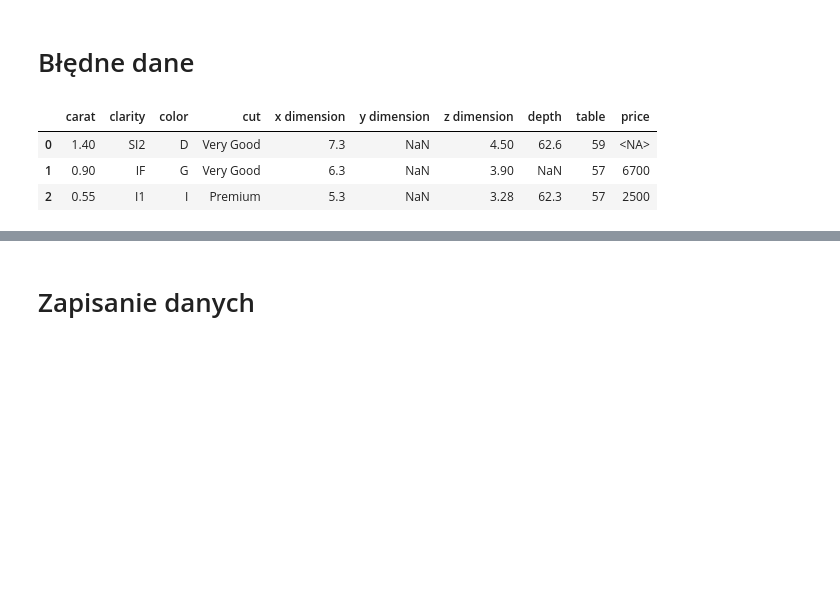
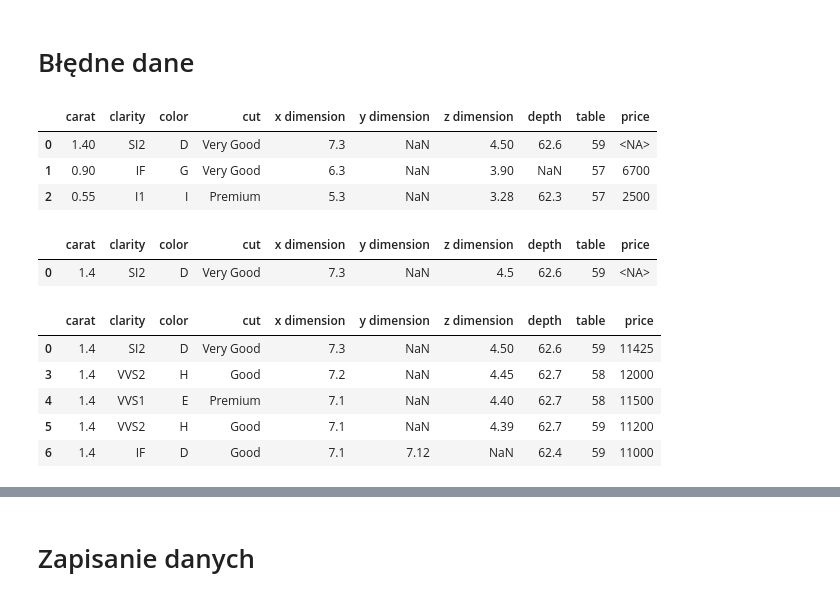
Before and after one commit to GWawrzeniecki/PAD, a Jupyter notebook: Projekt/data_prepare.ipynb, the cells around one changed output, grey strips where cells are left out. Drawn from its saved outputs; the diff is of its cells as text; code cells hidden in the pictures; blank space fills up the shorter version.

```diff
--- a/Projekt/data_prepare.ipynb
+++ b/Projekt/data_prepare.ipynb
@@ -325,8 +321,14 @@ cleaned_data = merged_data[merged_data['carat'] != 1.6]
-# %%
-data = cleaned_data.drop(columns=['mean_price'])
-data[merged_data_na_price_mask]
-# %% [output]
-|  | carat | clarity | color | cut | x dimension | y dimension | z dimension | depth | table | price |
-| 0 | 1.40 | SI2 | D | Very Good | 7.3 | NaN | 4.50 | 62.6 | 59 | <NA> |
-| 1 | 0.90 | IF | G | Very Good | 6.3 | NaN | 3.90 | NaN | 57 | 6700 |
-| 2 | 0.55 | I1 | I | Premium | 5.3 | NaN | 3.28 | 62.3 | 57 | 2500 |
+# %%
+data = merged_data.drop(columns=['mean_price'])
+data[merged_data_na_price_mask]
+# %% [output]
+|  | carat | clarity | color | cut | x dimension | y dimension | z dimension | depth | table | price |
+| 0 | 1.40 | SI2 | D | Very Good | 7.3 | NaN | 4.50 | 62.6 | 59 | <NA> |
+| 1 | 0.90 | IF | G | Very Good | 6.3 | NaN | 3.90 | NaN | 57 | 6700 |
+| 2 | 0.55 | I1 | I | Premium | 5.3 | NaN | 3.28 | 62.3 | 57 | 2500 |
+# %%
+# Dla tego rekordu nie udało się znaleźć dopasowania
+data[data['price'].isna()]
+# %% [output]
+|  | carat | clarity | color | cut | x dimension | y dimension | z dimension | depth | table | price |
+| 0 | 1.4 | SI2 | D | Very Good | 7.3 | NaN | 4.5 | 62.6 | 59 | <NA> |
@@ -332,0 +339,9 @@ data[merged_data_na_price_mask]
+# %%
+data[data['carat'] == 1.4]
+# %% [output]
+|  | carat | clarity | color | cut | x dimension | y dimension | z dimension | depth | table | price |
+| 0 | 1.4 | SI2 | D | Very Good | 7.3 | NaN | 4.50 | 62.6 | 59 | 11425 |
+| 3 | 1.4 | VVS2 | H | Good | 7.2 | NaN | 4.45 | 62.7 | 58 | 12000 |
+| 4 | 1.4 | VVS1 | E | Premium | 7.1 | NaN | 4.40 | 62.7 | 58 | 11500 |
+| 5 | 1.4 | VVS2 | H | Good | 7.1 | NaN | 4.39 | 62.7 | 59 | 11200 |
+| 6 | 1.4 | IF | D | Good | 7.1 | 7.12 | NaN | 62.4 | 59 | 11000 |
```
Also changed, not shown: parts of 9 cells of this notebook, 10 other files.
